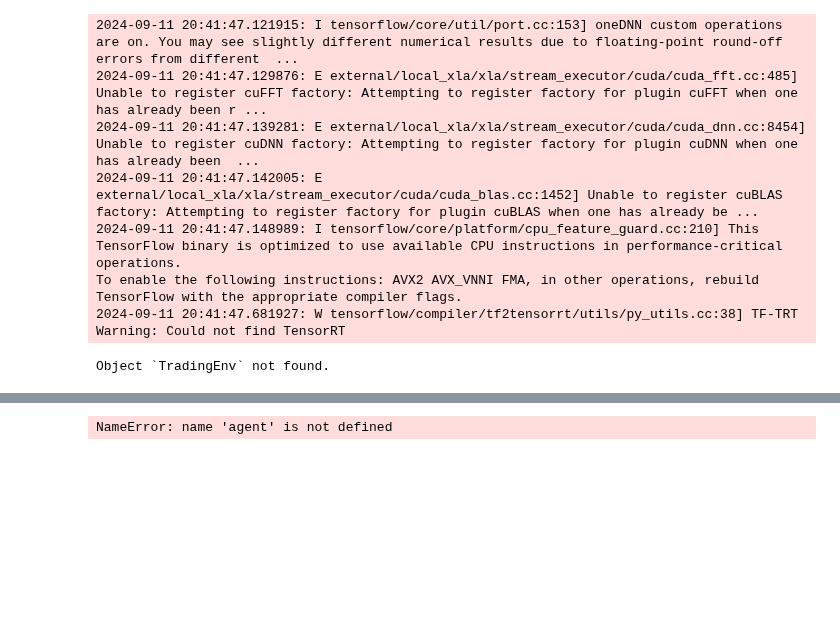
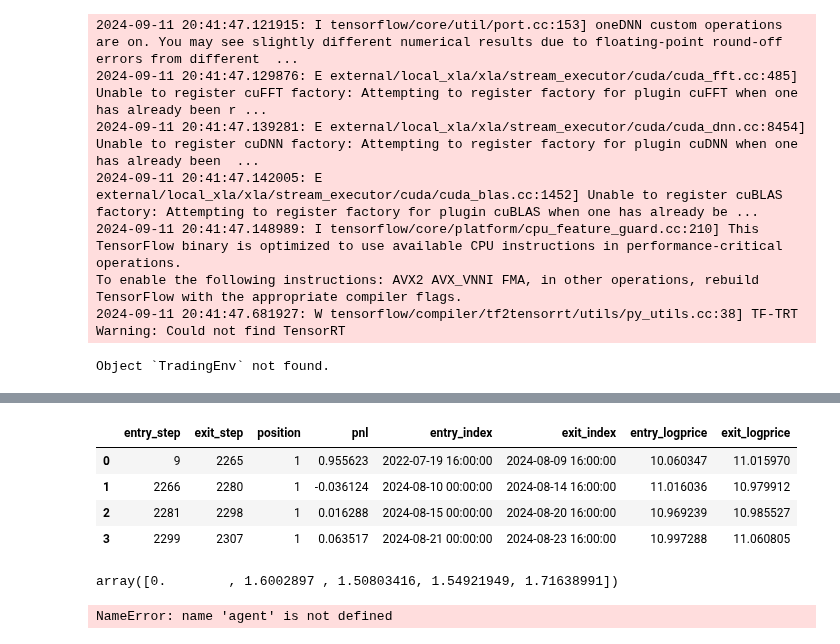
Before and after one commit to petarkabashki/pk-crypto-tools, a Jupyter notebook: 2024-research/DRL-Ichimoku-Custom.ipynb, the cells around one changed output, grey strips where cells are left out. Cells and saved outputs as stored; diff of their text form; code cells hidden in the pictures; blank space fills up the shorter version.

```diff
--- a/2024-research/DRL-Ichimoku-Custom.ipynb
+++ b/2024-research/DRL-Ichimoku-Custom.ipynb
@@ -591,3 +609,16 @@ fig, ax1, ax2 = plot_cumulative_pnl(train_backtest_df, train_trades_df, test_bac
+# %%
+test_trades_df
+# %% [output]
+|  | entry_step | exit_step | position | pnl | entry_index | exit_index | entry_logprice | exit_logprice |
+| 0 | 9 | 2265 | 1 | 0.955623 | 2022-07-19 16:00:00 | 2024-08-09 16:00:00 | 10.060347 | 11.015970 |
+| 1 | 2266 | 2280 | 1 | -0.036124 | 2024-08-10 00:00:00 | 2024-08-14 16:00:00 | 11.016036 | 10.979912 |
+| 2 | 2281 | 2298 | 1 | 0.016288 | 2024-08-15 00:00:00 | 2024-08-20 16:00:00 | 10.969239 | 10.985527 |
+| 3 | 2299 | 2307 | 1 | 0.063517 | 2024-08-21 00:00:00 | 2024-08-23 16:00:00 | 10.997288 | 11.060805 |
+# %%
+# np.append(test_backtest_df.index[:1],test_trades_df.exit_index)
+np.expm1(np.append(0,test_trades_df['pnl']).cumsum())
+# %% [output]
+array([0.        , 1.6002897 , 1.50803416, 1.54921949, 1.71638991])
 # %%
 def plot_cumulative_pnl(train_backtest_df, train_trades_df, test_backtest_df=None, test_trades_df=None):
     """
```
Also changed, not shown: parts of 7 cells of this notebook, 1 other file.
